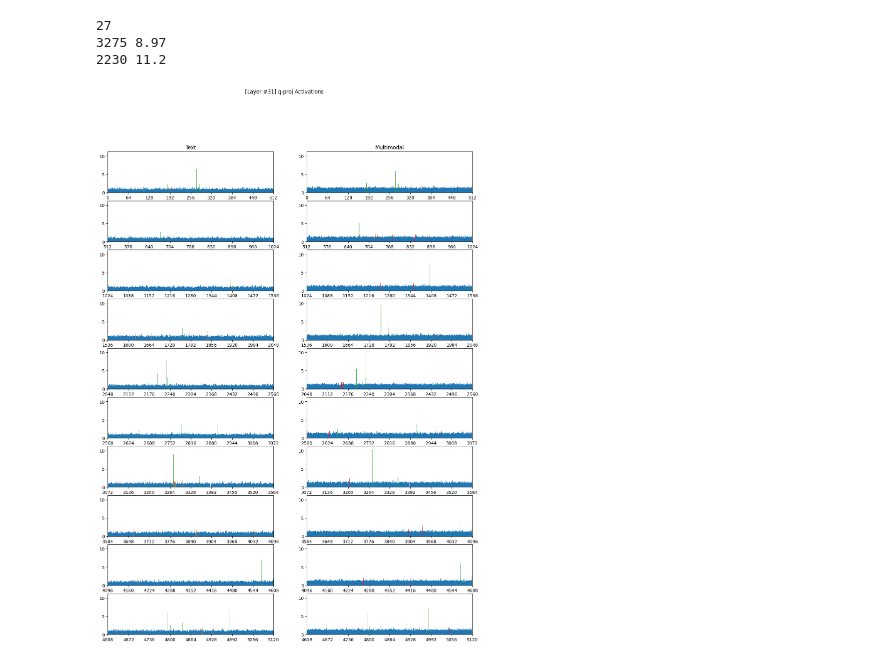
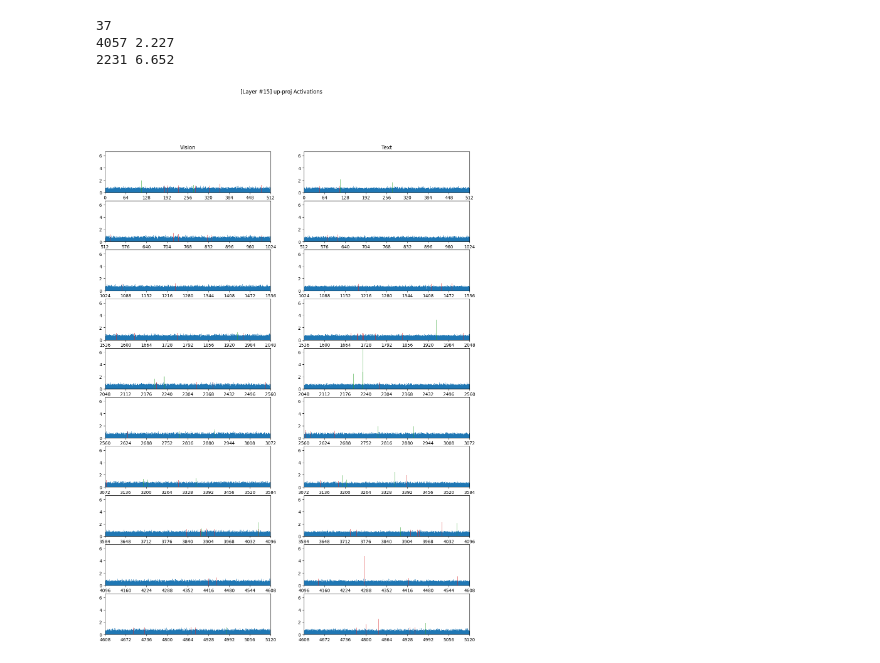
Before and after one commit to lyf-00/LLaVA, a Jupyter notebook: plot_text_vs_vision.ipynb, the cells around one changed output. Cells and saved outputs as stored; diff of their text form; code cells hidden in the pictures.

```diff
--- a/plot_text_vs_vision.ipynb
+++ b/plot_text_vs_vision.ipynb
@@ -16,6 +16,6 @@ from llava.mm_utils import get_model_name_from_path, tokenizer_image_token
 # %%
-model_base = "/home/chengzhang/models/llava/llava-v1-0719-336px-lora-merge-vicuna-13b-v1.3"
-model_path = "/home/chengzhang/models/llava/llava-336px-pretrain-vicuna-13b-v1.3"
+model_base = None  # "/home/chengzhang/models/llava/llava-v1-0719-336px-lora-merge-vicuna-13b-v1.3"
+model_path = "/home/chengzhang/models/llava/llava-v1.5-7b"  # "/home/chengzhang/models/llava/llava-336px-pretrain-vicuna-13b-v1.3"
 model_name = get_model_name_from_path(model_path)
 tokenizer, model, image_processor, context_len = load_pretrained_model(
     model_path, model_base, model_name
@@ -29,10 +25,10 @@ linear_modules: dict[str, torch.nn.Linear] = {}
 
 for i, layer in enumerate(model.model.layers):
     linear_modules[f'llama/{i}-q-proj'] = layer.self_attn.q_proj
-    linear_modules[f'llama/{i}-k-proj'] = layer.self_attn.k_proj
-    linear_modules[f'llama/{i}-v-proj'] = layer.self_attn.v_proj
+    # linear_modules[f'llama/{i}-k-proj'] = layer.self_attn.k_proj
+    # linear_modules[f'llama/{i}-v-proj'] = layer.self_attn.v_proj
     linear_modules[f'llama/{i}-o-proj'] = layer.self_attn.o_proj
-    linear_modules[f'llama/{i}-gate-proj'] = layer.mlp.gate_proj
+    # linear_modules[f'llama/{i}-gate-proj'] = layer.mlp.gate_proj
     linear_modules[f'llama/{i}-down-proj'] = layer.mlp.down_proj
     linear_modules[f'llama/{i}-up-proj'] = layer.mlp.up_proj
 
@@ -105,7 +142,8 @@ def load_act(
             act = act[:token_end]
         if token_start is not None:
             act = act[token_start:]
-        acts.append(act.abs().max(dim=0).values.detach())
+        if act.shape[0] > 0:
+            acts.append(act.abs().max(dim=0).values.detach())
         # acts.append(act.abs().sum(dim=0).detach())
         tokens += act.shape[0]
     return torch.stack(acts).max(dim=0).values.cpu().numpy()
@@ -166,16 +288,16 @@ def plot_layer(left: np.ndarray, right: np.ndarray, titles: list[str]):
 # %%
-layer = 31
-comp = 'q-proj'
-mm_per_channel = load_act(f'{SNAPSHOT_PATH}/activations', f'{layer}-{comp}')
-text_per_channel = load_act(f'{SNAPSHOT_PATH}/activations-text', f'{layer}-{comp}')
+layer = 15
+comp = 'up-proj'
+vision_per_channel = load_act(f'{SNAPSHOT_PATH}/activations-13b', f'{layer}-{comp}', token_start=1, token_end=577)
+text_per_channel = load_act(f'{SNAPSHOT_PATH}/activations-text-13b', f'{layer}-{comp}', seq_end=100)
 titles = [
     f'[Layer #{layer}] {comp} Activations',
+    'Vision',
     'Text',
-    'Multimodal',
 ]
-plot_layer(text_per_channel, mm_per_channel, titles)
+plot_layer_2(vision_per_channel, text_per_channel, titles, outliers_rate=0.01)
 # %% [output]
-27
-3275 8.97
-2230 11.2
+37
+4057 2.227
+2231 6.652
-[figure, old version]
+[figure, new version]
```
Also changed, not shown: parts of 24 cells of this notebook, 1 other file.
